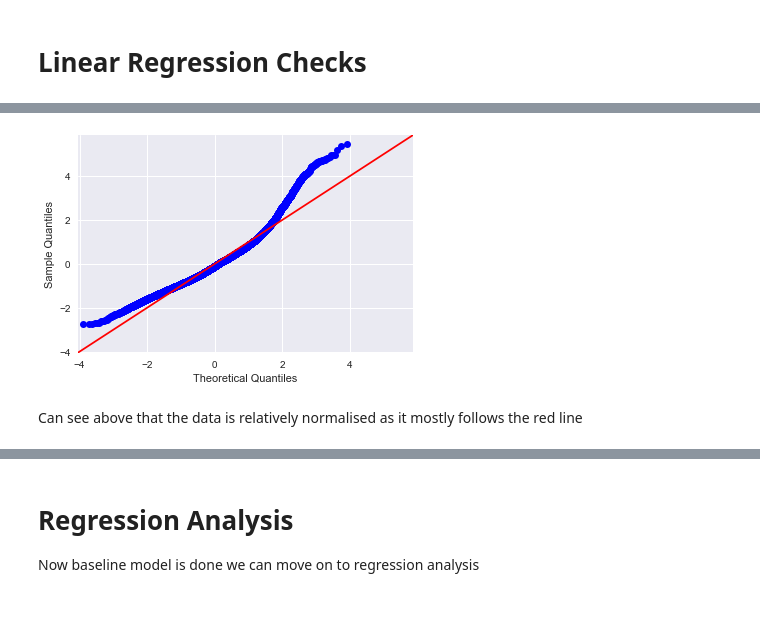
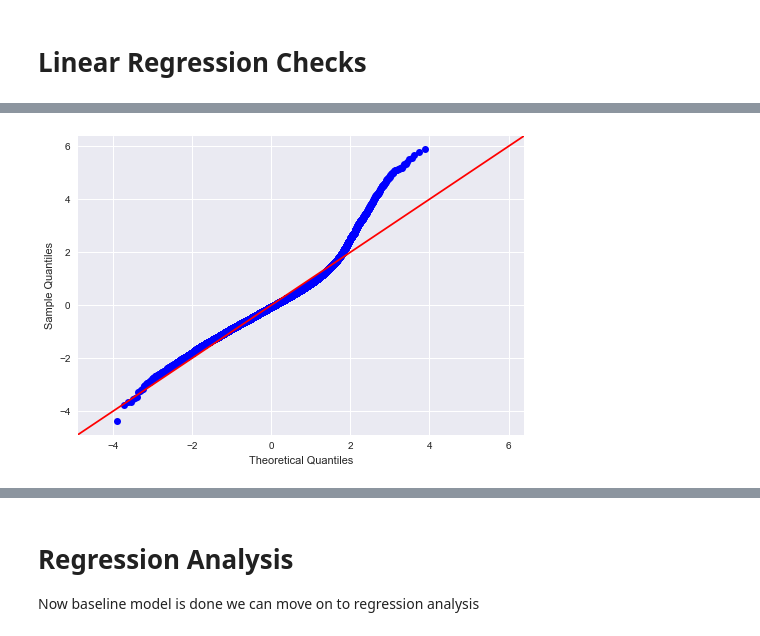
Before and after one commit to Scottgraham1/King_County_Property_Analysis, a Jupyter notebook: king_county_property.ipynb, the cells around one changed output, grey strips where cells are left out. Cells and saved outputs as stored; diff of their text form; code cells hidden in the pictures; blank space fills up the shorter version.

```diff
--- a/king_county_property.ipynb
+++ b/king_county_property.ipynb
@@ -177,11 +254,7 @@ df.shape
 # %% [output]
 (21596, 9)
 # %%
-data_o = df[(z < 3).all(axis=1)]
-data_o.shape
+data = df[(z < 3).all(axis=1)]
+data.shape
 # %% [output]
 (20557, 9)
-# %%
-# Convert data_o back to data for simplicity
-data = data_o
-data.head()
@@ -245,0 +316,7 @@ This looks a lot more normalised and making it much easier o work withlater on.
+# %%
+#OLS squared data representative of the variables to predict
+outcome = 'price'
+x_cols = ['bedrooms', 'bathrooms', 'floors', 'grade', 'sqft_living', 'sqft_lot', 'yr_built']
+predictors = '+'.join(x_cols)
+formula = outcome + '~' + predictors
+model = ols(formula=formula, data=data).fit()
@@ -288,21 +404,0 @@ Now to do some linear regression checks on the data we will use.
-# %%
-import statsmodels.formula.api as smf
-import scipy.stats as stats
-
-f = 'price~bedrooms'
-f2 = 'price~bathrooms'
-f3 = 'price~sqft_living'
-f4 = 'price~floors'
-f5 = 'price~grade'
-
-model = smf.ols(formula=f, data=data).fit()
-model2 = smf.ols(formula=f2, data=data).fit()
-model3 = smf.ols(formula=f3, data=data).fit()
-model4 = smf.ols(formula=f4, data=data).fit()
-model5 = smf.ols(formula=f5, data=data).fit()
-
-print('R-Squared bedrooms:',model.rsquared)
-print('R-Squared bathrooms:',model2.rsquared)
-print('R-Squared sqft_living:',model3.rsquared)
-print('R-Squared floors:',model4.rsquared)
-print('R-Squared grade:',model5.rsquared)
@@ -339,9 +405,8 @@ plt.show()
 # %%
+# Code for QQ-plot here
 import scipy.stats as stats
-residuals = model3.resid
+residuals = model.resid
 sm.graphics.qqplot(residuals, dist=stats.norm, line='45', fit=True)
 plt.show()
 # %% [output]
-[figure, old version]
+[figure, new version]
-# %% [markdown]
-Can see above that the data is relatively normalised as it mostly follows the red line
```
Also changed, not shown: parts of 63 cells of this notebook.
